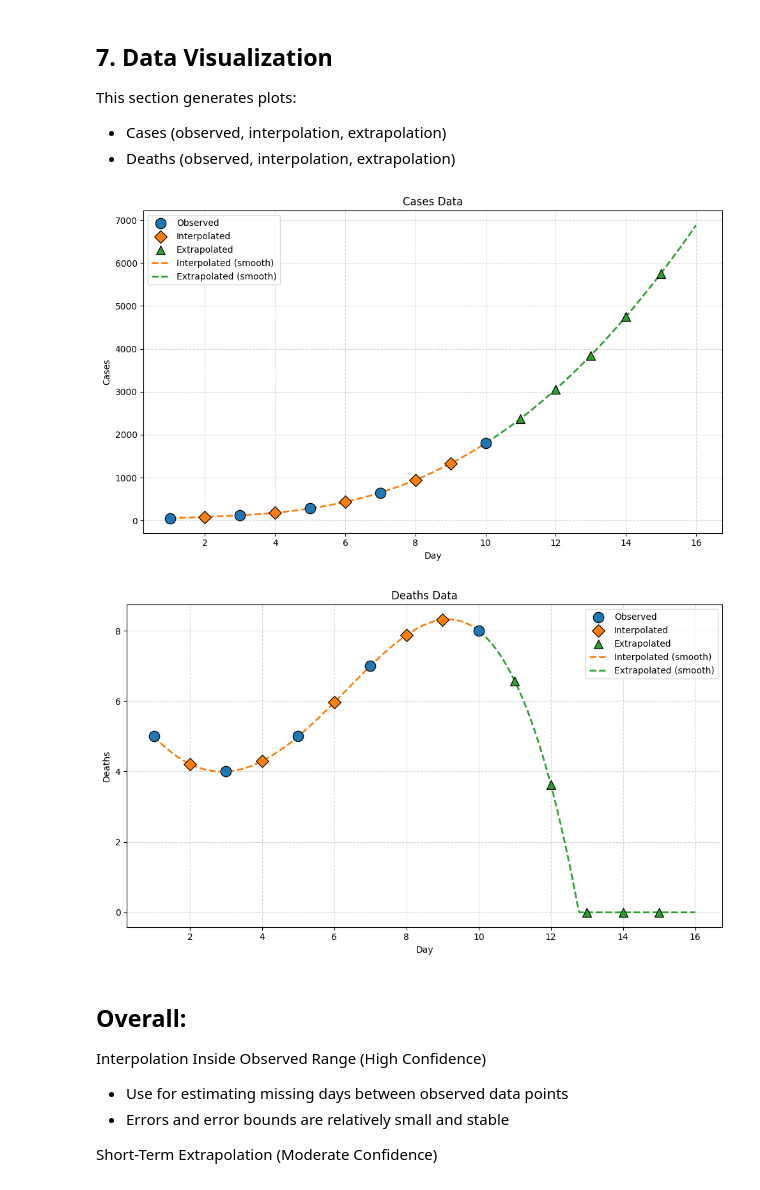
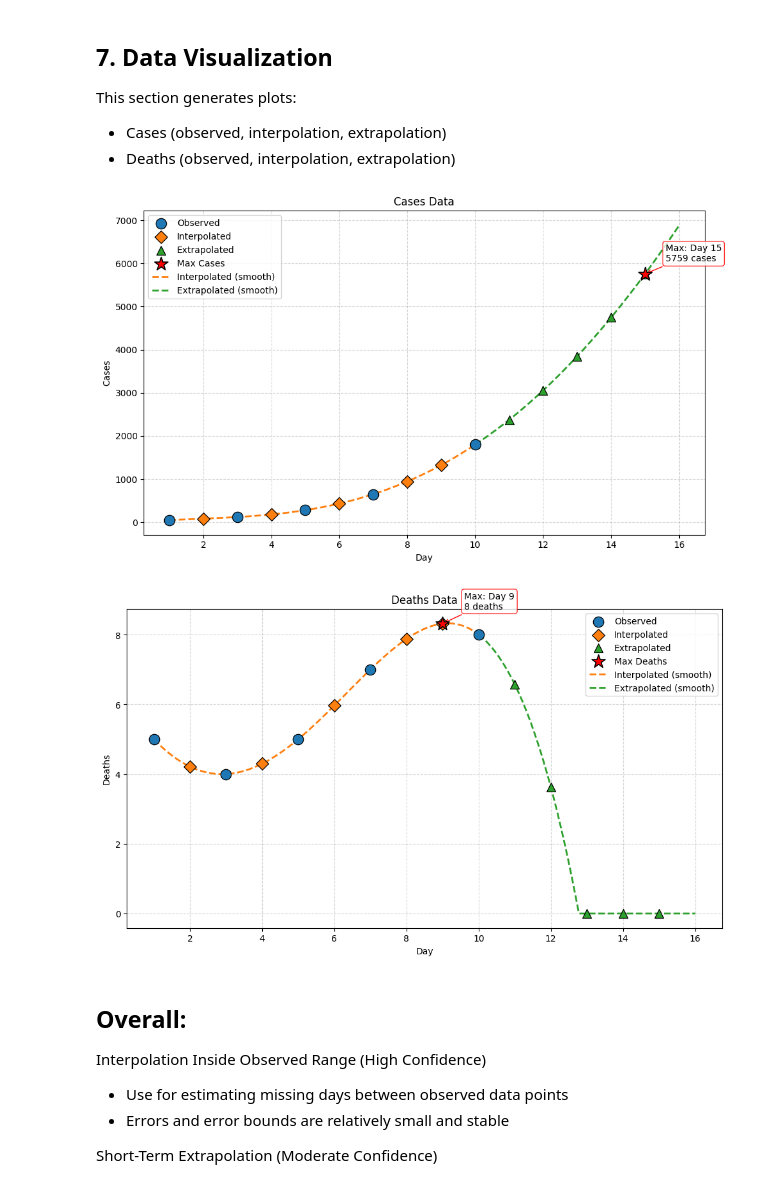
Before and after one commit to jjsnippets/-CPE3108, a Jupyter notebook: outbreak prediction.ipynb, the cells around one changed output. Saved outputs shown, nothing was run; the diff lists cells and outputs as text; code cells hidden in the pictures.

```diff
--- a/outbreak prediction.ipynb
+++ b/outbreak prediction.ipynb
@@ -573,34 +633,46 @@ try:
                     edgecolor='k',
                     linewidth=0.9,
                     label=f'{src}',
                     zorder=6)
+
+    # Mark the day with the greatest number of cases
+    idx_max = cases.table['Cases'].idxmax()
+    max_row = cases.table.loc[idx_max]
+    day_max = float(max_row['Day'])
+    cases_max = float(max_row['Cases'])
+    plt.scatter(day_max, cases_max, marker='*', s=250, c='red', edgecolor='k', linewidth=1.2, zorder=11, label='Max Cases')
+    plt.annotate(f"Max: Day {int(round(day_max))}\n{cases_max:.0f} cases",
+                    xy=(day_max, cases_max),
+                    xytext=(day_max + 0.6, cases_max * 1.05 if cases_max>0 else cases_max + 1),
+                    arrowprops=dict(arrowstyle='->', color='red'),
+                    bbox=dict(boxstyle='round,pad=0.3', fc='white', ec='red', alpha=0.8))
 
     # Generate points in between the integer days
     cases.interpolate(fine = 300)
     cases.extrapolate(fine = 300, extend = 1.6)
 
     # Smooth interpolated curve
     x_interp = cases.table[cases.table['Source'] == 'Interpolated (smooth)']['Day']
     y_smooth_interp = np.atleast_1d(cases.table[cases.table['Source'] == 'Interpolated (smooth)']['Cases'])
     plt.plot(x_interp, y_smooth_interp, label='Interpolated (smooth)', linestyle='--', c='C1', linewidth=2, zorder=3)
 
     # Smooth extrapolated curve
     x_extrap = cases.table[cases.table['Source'] == 'Extrapolated (smooth)']['Day']
     y_smooth_extrap = np.atleast_1d(cases.table[cases.table['Source'] == 'Extrapolated (smooth)']['Cases'])
     plt.plot(x_extrap, y_smooth_extrap, label='Extrapolated (smooth)', linestyle='--', c='C2', linewidth=2, zorder=2)
 
     plt.xlabel('Day')
     plt.ylabel('Cases')
     plt.title('Cases Data')
     plt.legend()
     plt.grid(True, linestyle='--', alpha=0.5)
     plt.tight_layout()
     plt.show()
 except Exception as e:
     print("Cannot plot cases data")
     print(f"[{e}]")
 # %% [output]
-[figure, old version]
+[figure, new version]
 # %%
 try:
     plt.figure(figsize=(10,6))
@@ -620,6 +692,18 @@ try:
                     linewidth=0.9,
                     label=f'{src}',
                     zorder=6)
+
+    # Mark the day with the greatest number of deaths
+    idx_max = deaths.table['Deaths'].idxmax()
+    max_row = deaths.table.loc[idx_max]
+    day_max = float(max_row['Day'])
+    deaths_max = float(max_row['Deaths'])
+    plt.scatter(day_max, deaths_max, marker='*', s=250, c='red', edgecolor='k', linewidth=1.2, zorder=11, label='Max Deaths')
+    plt.annotate(f"Max: Day {int(round(day_max))}\n{deaths_max:.0f} deaths",
+                    xy=(day_max, deaths_max),
+                    xytext=(day_max + 0.6, deaths_max * 1.05 if deaths_max>0 else deaths_max + 1),
+                    arrowprops=dict(arrowstyle='->', color='red'),
+                    bbox=dict(boxstyle='round,pad=0.3', fc='white', ec='red', alpha=0.8))
 
     # Generate points in between the integer days
     deaths.interpolate(fine = 300)
@@ -647,7 +731,7 @@ except Exception as e:
     print("Cannot plot deaths data")
     print(f"[{e}]")
 # %% [output]
-[figure, old version]
+[figure, new version]
 # %% [markdown]
 ## Overall:
 Interpolation Inside Observed Range (High Confidence)
```
Also changed, not shown: parts of 8 cells of this notebook, 3 other files.
